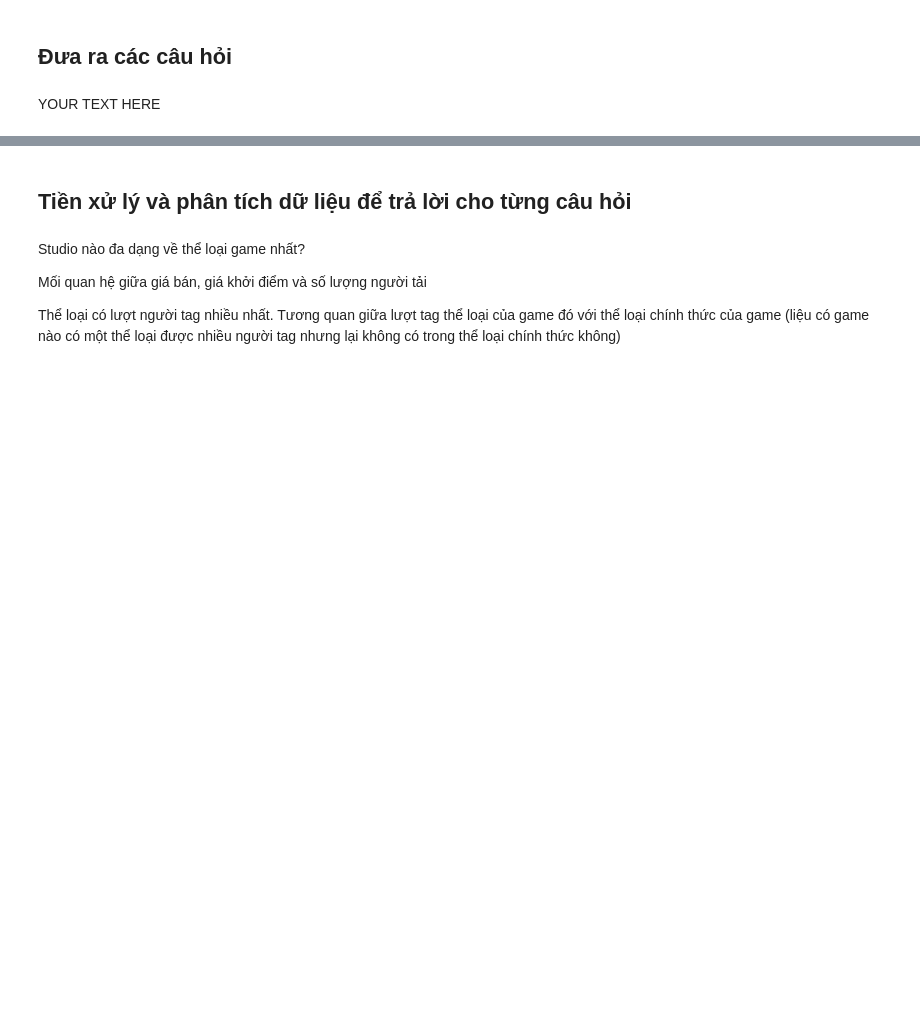
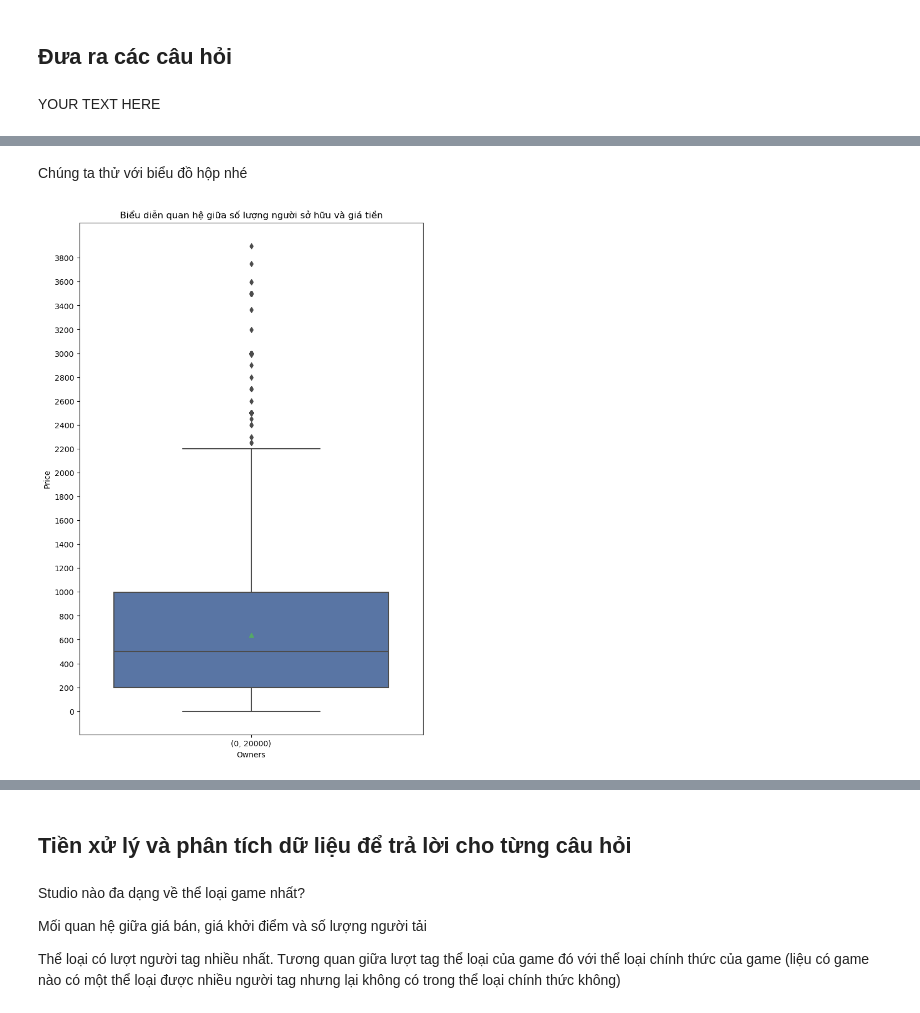
Before and after one commit to Phlinh29102/GR09-LTKHDL, a Jupyter notebook: source.ipynb, the cells around one changed output, grey strips where cells are left out. Cells and saved outputs as stored; diff of their text form; code cells hidden in the pictures; blank space fills up the shorter version.

```diff
--- a/source.ipynb
+++ b/source.ipynb
@@ -500,0 +561,2 @@ YOUR TEXT HERE
+# %%
+low_owner=steam_df[steam_df.Owners==(0, 20000)]
@@ -500,0 +656,14 @@ YOUR TEXT HERE
+# %% [markdown]
+Chúng ta thử với biểu đồ hộp nhé
+# %%
+fig =plt.subplots(figsize=(8,12))
+
+y_range=range(0,int(upper_interval),200)
+sns.set()
+sns.boxplot(x='Owners',y='Price',data=low_owner_plot,showmeans=True,width=0.8)
+
+plt.yticks(y_range)
+plt.title('Biểu diễn quan hệ giữa số lượng người sở hữu và giá tiền')
+plt.show()
+# %% [output]
+[figure, added]
```
Also changed, not shown: parts of 36 cells of this notebook.
